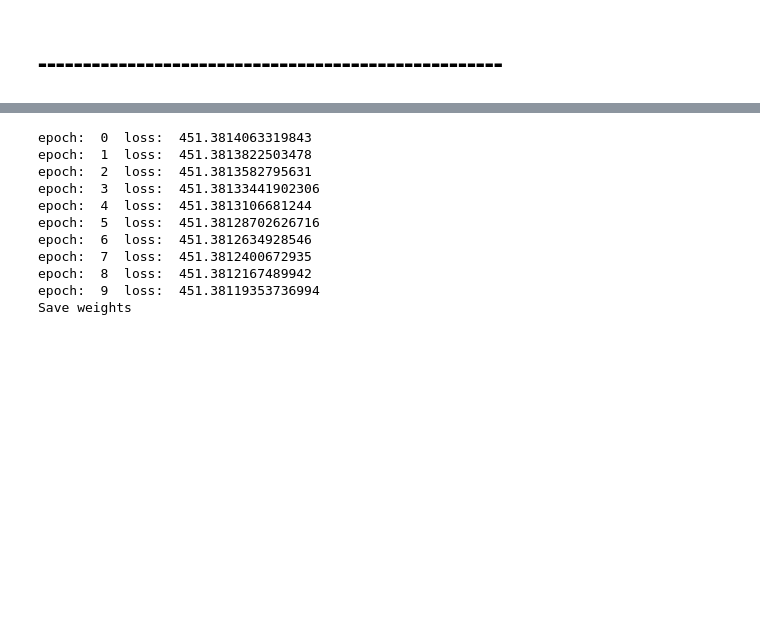
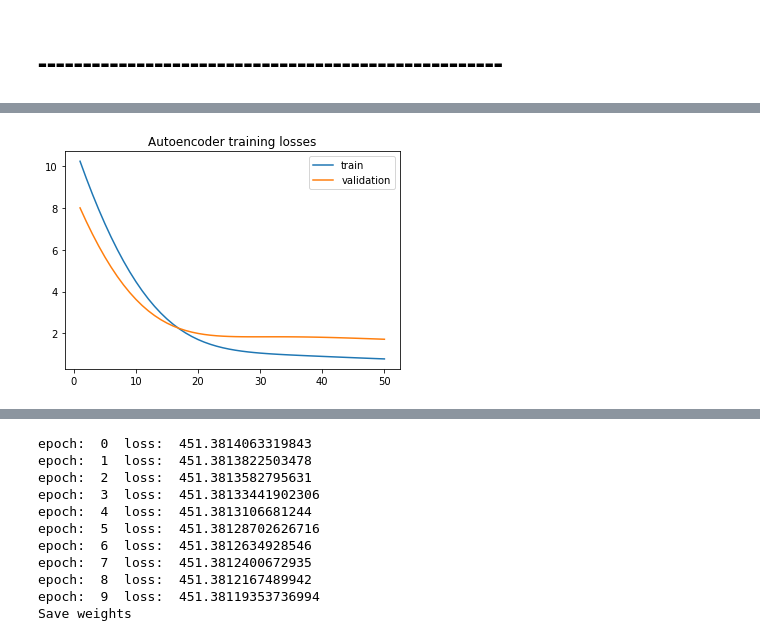
Before and after one commit to caspien6/heart_contour, a Jupyter notebook: roi/Deeplearning Roi.ipynb, the cells around one changed output, grey strips where cells are left out. Saved outputs shown, nothing was run; the diff lists cells and outputs as text; code cells hidden in the pictures; blank space fills up the shorter version.

```diff
--- a/roi/Deeplearning Roi.ipynb
+++ b/roi/Deeplearning Roi.ipynb
@@ -104,3 +101,8 @@ KeyboardInterrupt:
+# %%
+%matplotlib inline
+roi.plot_ae_losses()
+# %% [output]
+[figure, added]
 # %%
 save_ae_weights_folder = 'O:\\ProgrammingSoftwares\\anaconda_projects\\heart_contour\\roi\\ae_w.pth'
 roi.save_ae_weights(save_ae_weights_folder)
```
Also changed, not shown: parts of 13 cells of this notebook, 4 other files.
